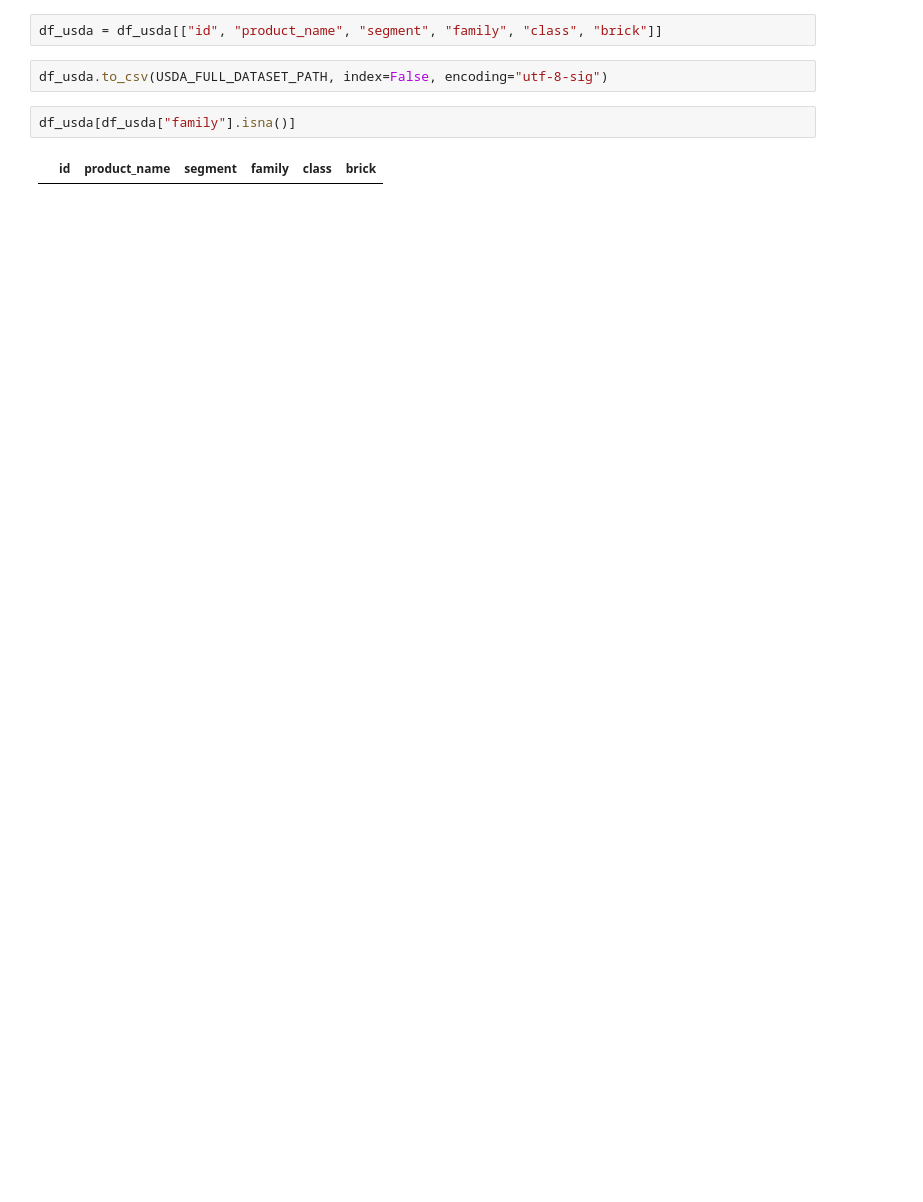
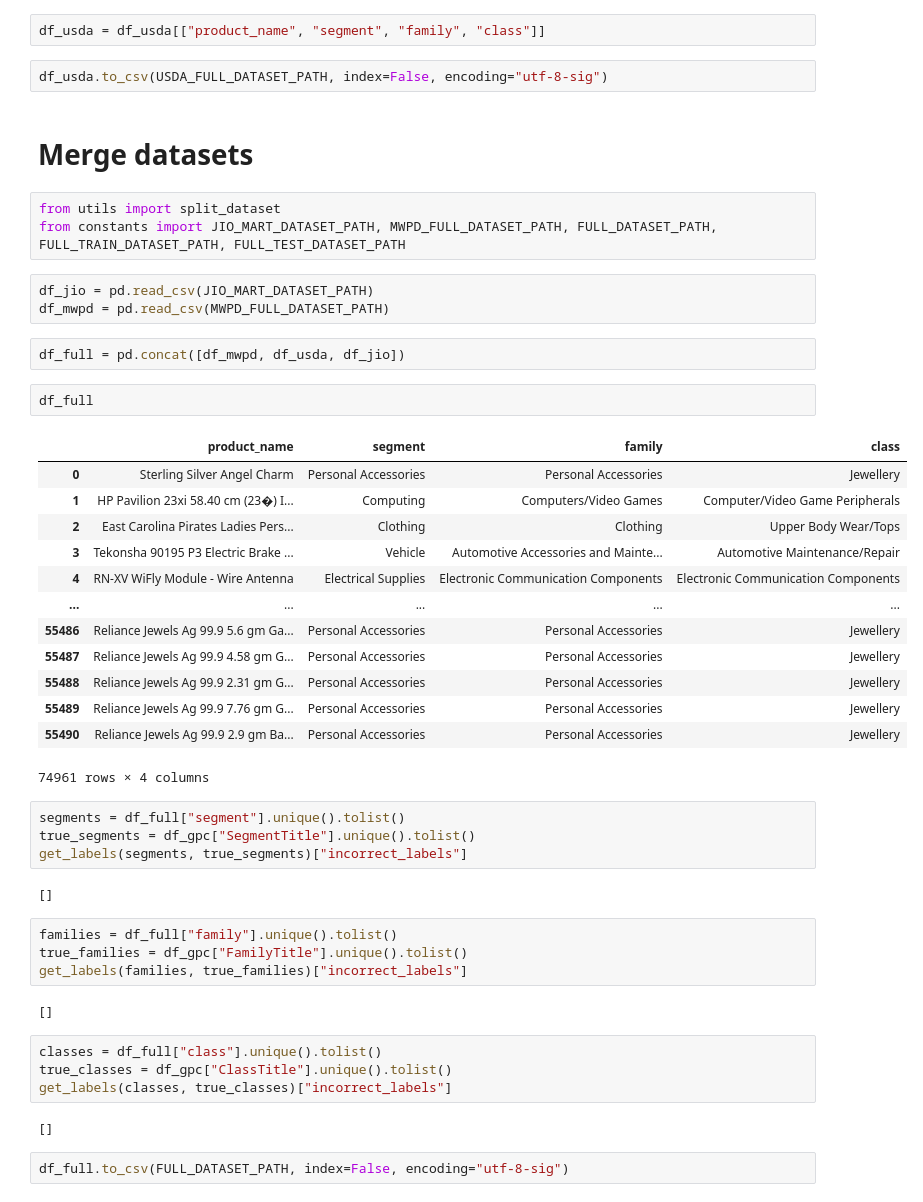
Before and after one commit to OmarSamirz/Prodify-V2.0, a Jupyter notebook: src/usda_map_dataset.ipynb, the cells around one changed output. Drawn from its saved outputs; the diff is of its cells as text; blank space fills up the shorter version.

```diff
--- a/src/usda_map_dataset.ipynb
+++ b/src/usda_map_dataset.ipynb
@@ -124,10 +110,52 @@ get_labels(classes, true_classes)["incorrect_labels"]
 # %% [output]
 []
 # %%
-df_usda = df_usda[["id", "product_name", "segment", "family", "class", "brick"]]
+df_usda = df_usda[["product_name", "segment", "family", "class"]]
 # %%
 df_usda.to_csv(USDA_FULL_DATASET_PATH, index=False, encoding="utf-8-sig")
-# %%
-df_usda[df_usda["family"].isna()]
-# %% [output]
-|  | id | product_name | segment | family | class | brick |
+# %% [markdown]
+# Merge datasets
+# %%
+from utils import split_dataset
+from constants import JIO_MART_DATASET_PATH, MWPD_FULL_DATASET_PATH, FULL_DATASET_PATH, FULL_TRAIN_DATASET_PATH, FULL_TEST_DATASET_PATH
+# %%
+df_jio = pd.read_csv(JIO_MART_DATASET_PATH)
+df_mwpd = pd.read_csv(MWPD_FULL_DATASET_PATH)
+# %%
+df_full = pd.concat([df_mwpd, df_usda, df_jio])
+# %%
+df_full
+# %% [output]
+|  | product_name | segment | family | class |
+| 0 | Sterling Silver Angel Charm | Personal Accessories | Personal Accessories | Jewellery |
+| 1 | HP Pavilion 23xi 58.40 cm (23�) I... | Computing | Computers/Video Games | Computer/Video Game Peripherals |
+| 2 | East Carolina Pirates Ladies Pers... | Clothing | Clothing | Upper Body Wear/Tops |
+| 3 | Tekonsha 90195 P3 Electric Brake ... | Vehicle | Automotive Accessories and Mainte... | Automotive Maintenance/Repair |
+| 4 | RN-XV WiFly Module - Wire Antenna | Electrical Supplies | Electronic Communication Components | Electronic Communication Components |
+| ... | ... | ... | ... | ... |
+| 55486 | Reliance Jewels Ag 99.9 5.6 gm Ga... | Personal Accessories | Personal Accessories | Jewellery |
+| 55487 | Reliance Jewels Ag 99.9 4.58 gm G... | Personal Accessories | Personal Accessories | Jewellery |
+| 55488 | Reliance Jewels Ag 99.9 2.31 gm G... | Personal Accessories | Personal Accessories | Jewellery |
+| 55489 | Reliance Jewels Ag 99.9 7.76 gm G... | Personal Accessories | Personal Accessories | Jewellery |
+| 55490 | Reliance Jewels Ag 99.9 2.9 gm Ba... | Personal Accessories | Personal Accessories | Jewellery |
+74961 rows × 4 columns
+# %%
+segments = df_full["segment"].unique().tolist()
+true_segments = df_gpc["SegmentTitle"].unique().tolist()
+get_labels(segments, true_segments)["incorrect_labels"]
+# %% [output]
+[]
+# %%
+families = df_full["family"].unique().tolist()
+true_families = df_gpc["FamilyTitle"].unique().tolist()
+get_labels(families, true_families)["incorrect_labels"]
+# %% [output]
+[]
+# %%
+classes = df_full["class"].unique().tolist()
+true_classes = df_gpc["ClassTitle"].unique().tolist()
+get_labels(classes, true_classes)["incorrect_labels"]
+# %% [output]
+[]
+# %%
+df_full.to_csv(FULL_DATASET_PATH, index=False, encoding="utf-8-sig")
```
Also changed, not shown: parts of 8 cells of this notebook, 8 other files.
